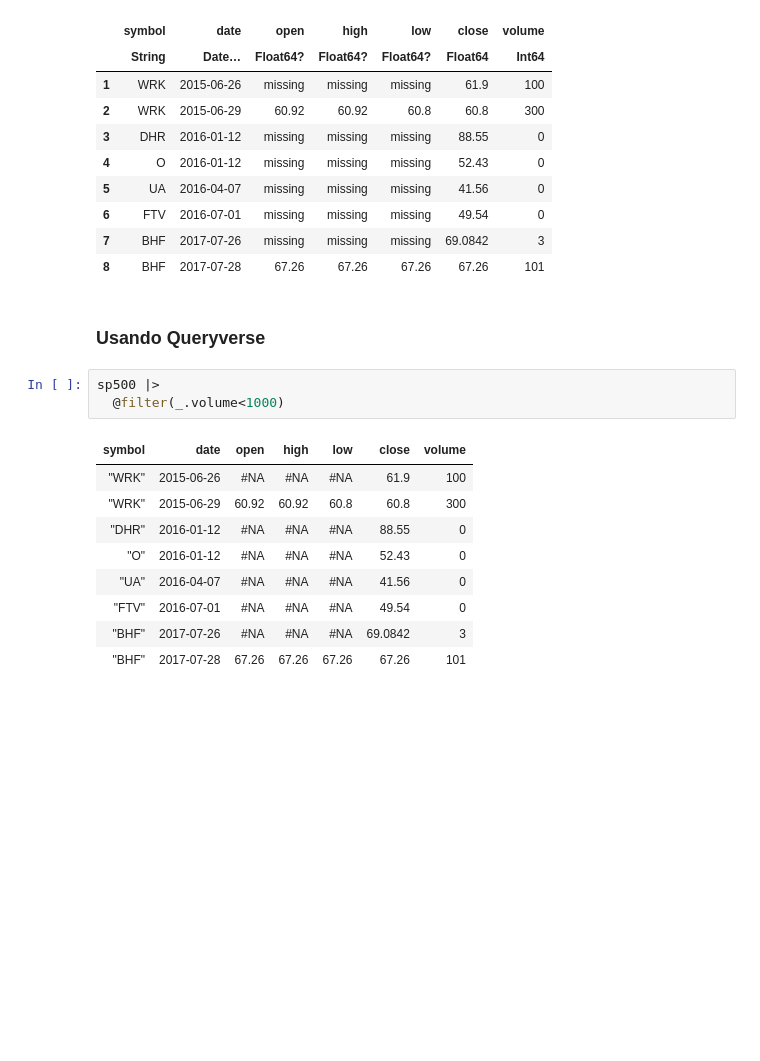
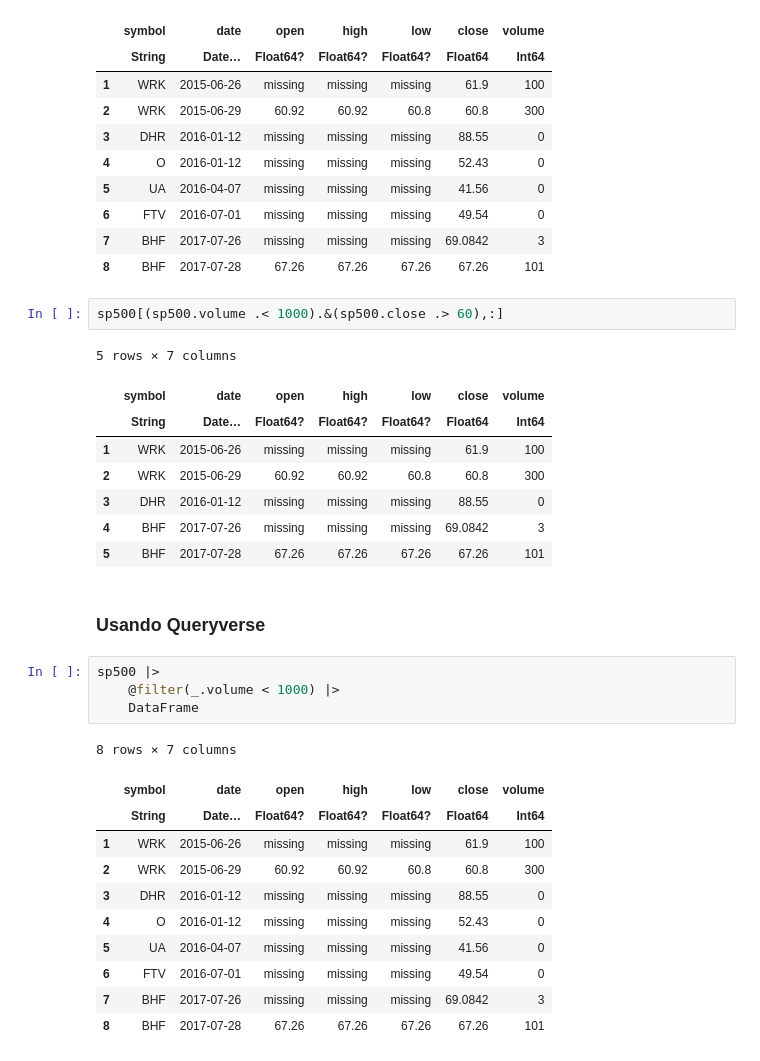
Before and after one commit to filipeclduarte/tutorial_julia_python_r, a Jupyter notebook: julia.ipynb, the cells around one changed output. Cells and saved outputs as stored; diff of their text form; blank space fills up the shorter version.

```diff
--- a/julia.ipynb
+++ b/julia.ipynb
@@ -102,18 +142,32 @@ sp500[sp500.volume .< 1000, :]
 | 6 | FTV | 2016-07-01 | missing | missing | missing | 49.54 | 0 |
 | 7 | BHF | 2017-07-26 | missing | missing | missing | 69.0842 | 3 |
 | 8 | BHF | 2017-07-28 | 67.26 | 67.26 | 67.26 | 67.26 | 101 |
+# %%
+sp500[(sp500.volume .< 1000).&(sp500.close .> 60),:]
+# %% [output]
+5 rows × 7 columns
+|  | symbol | date | open | high | low | close | volume |
+|  | String | Date… | Float64? | Float64? | Float64? | Float64 | Int64 |
+| 1 | WRK | 2015-06-26 | missing | missing | missing | 61.9 | 100 |
+| 2 | WRK | 2015-06-29 | 60.92 | 60.92 | 60.8 | 60.8 | 300 |
+| 3 | DHR | 2016-01-12 | missing | missing | missing | 88.55 | 0 |
+| 4 | BHF | 2017-07-26 | missing | missing | missing | 69.0842 | 3 |
+| 5 | BHF | 2017-07-28 | 67.26 | 67.26 | 67.26 | 67.26 | 101 |
 # %% [markdown]
 ### Usando Queryverse
 # %%
 sp500 |>
-  @filter(_.volume<1000)
+    @filter(_.volume < 1000) |>
+    DataFrame
 # %% [output]
+8 rows × 7 columns
-| symbol | date | open | high | low | close | volume |
-| "WRK" | 2015-06-26 | #NA | #NA | #NA | 61.9 | 100 |
-| "WRK" | 2015-06-29 | 60.92 | 60.92 | 60.8 | 60.8 | 300 |
-| "DHR" | 2016-01-12 | #NA | #NA | #NA | 88.55 | 0 |
-| "O" | 2016-01-12 | #NA | #NA | #NA | 52.43 | 0 |
-| "UA" | 2016-04-07 | #NA | #NA | #NA | 41.56 | 0 |
-| "FTV" | 2016-07-01 | #NA | #NA | #NA | 49.54 | 0 |
-| "BHF" | 2017-07-26 | #NA | #NA | #NA | 69.0842 | 3 |
-| "BHF" | 2017-07-28 | 67.26 | 67.26 | 67.26 | 67.26 | 101 |
+|  | symbol | date | open | high | low | close | volume |
+|  | String | Date… | Float64? | Float64? | Float64? | Float64 | Int64 |
+| 1 | WRK | 2015-06-26 | missing | missing | missing | 61.9 | 100 |
+| 2 | WRK | 2015-06-29 | 60.92 | 60.92 | 60.8 | 60.8 | 300 |
+| 3 | DHR | 2016-01-12 | missing | missing | missing | 88.55 | 0 |
+| 4 | O | 2016-01-12 | missing | missing | missing | 52.43 | 0 |
+| 5 | UA | 2016-04-07 | missing | missing | missing | 41.56 | 0 |
+| 6 | FTV | 2016-07-01 | missing | missing | missing | 49.54 | 0 |
+| 7 | BHF | 2017-07-26 | missing | missing | missing | 69.0842 | 3 |
+| 8 | BHF | 2017-07-28 | 67.26 | 67.26 | 67.26 | 67.26 | 101 |
```
Also changed, not shown: parts of 13 cells of this notebook.
